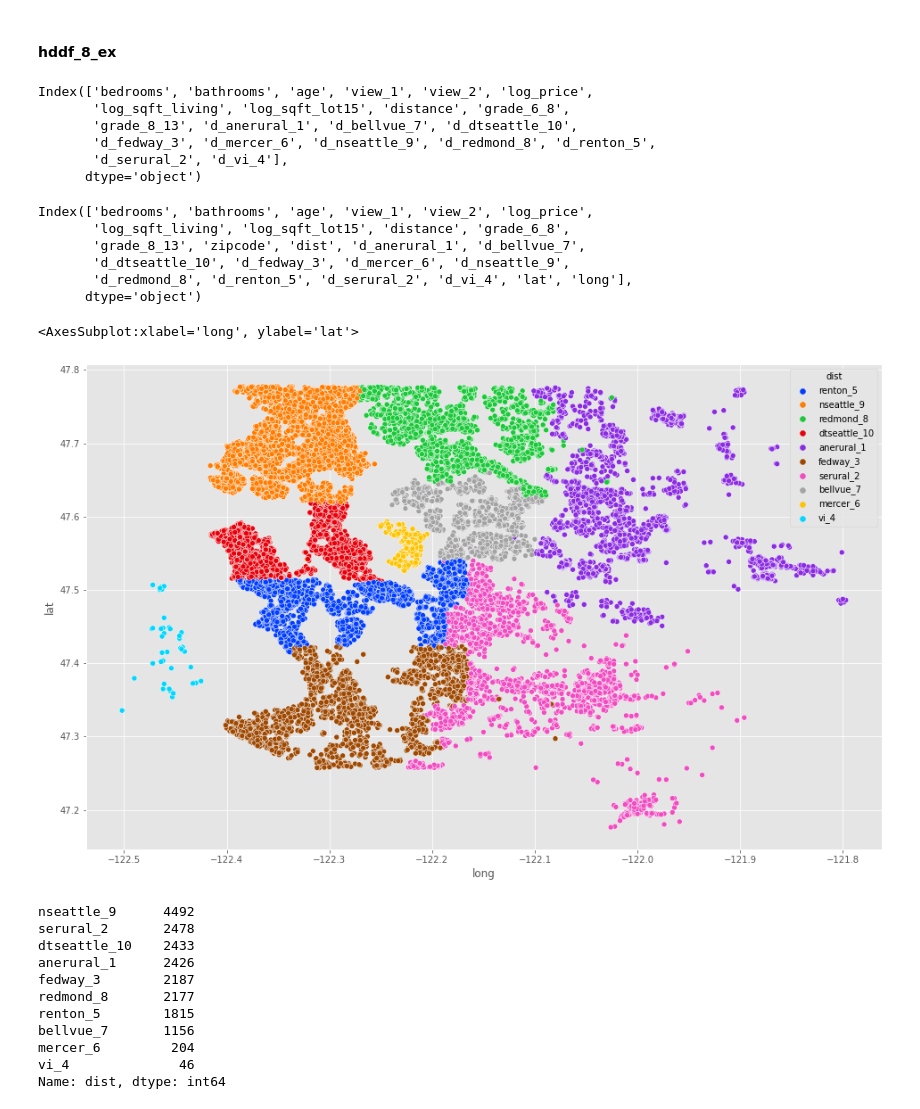
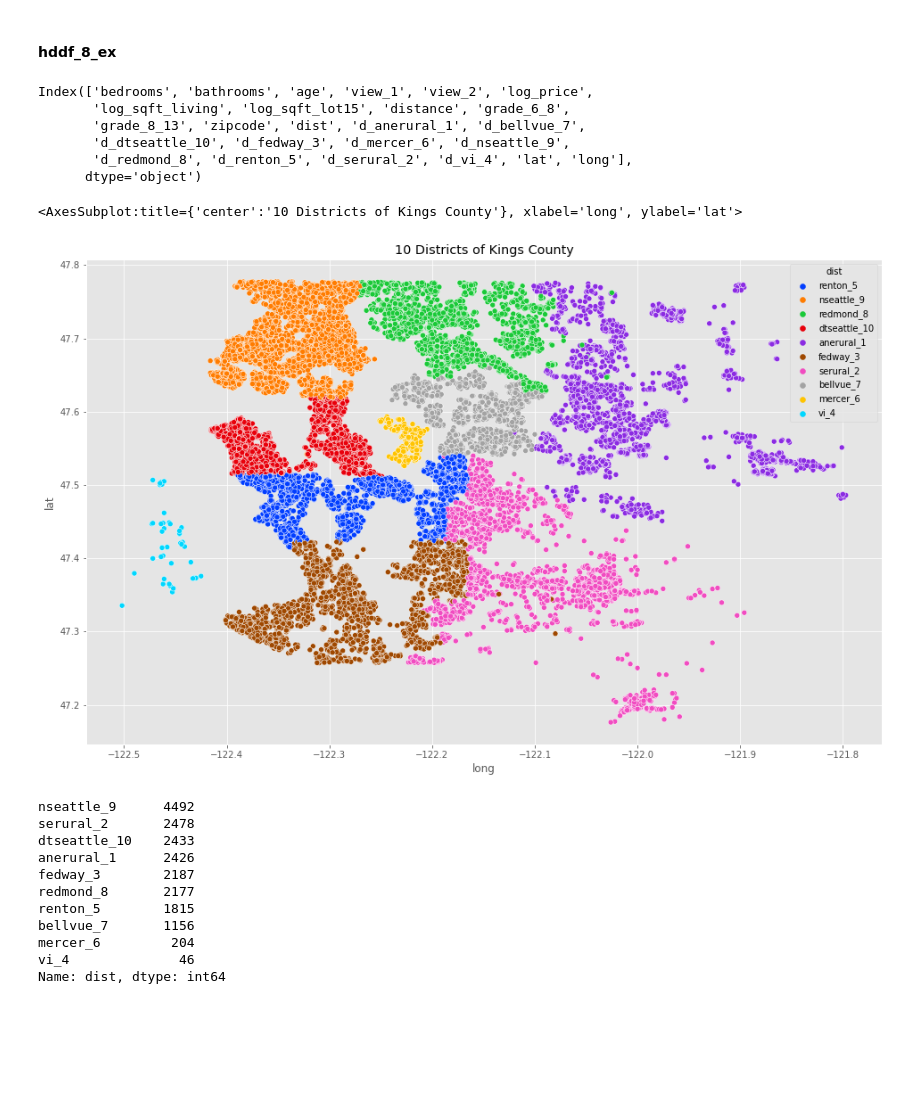
Before and after one commit to SunTzuLombardi/HomeRegression, a Jupyter notebook: HomeRegression.ipynb, the cells around one changed output. Cells and saved outputs as stored; diff of their text form; code cells hidden in the pictures; blank space fills up the shorter version.

```diff
--- a/HomeRegression.ipynb
+++ b/HomeRegression.ipynb
@@ -974,6 +979,8 @@ view_dummies.shape
 #### hddf_no_out_dum
 # %%
 hddf_no_out_dum = pd.concat([hddf_no_out,condition_dummies, grade_dummies, view_dummies], axis =1 )
+# %%
+hddf_no_out_dum.rename(columns={"view_1.0": "view_1", "view_2.0": "view_2"}, inplace=True)
 # %%
 hddf_no_out_dum.head()
 # %% [output]
@@ -1006,10 +1013,3 @@ dtypes: float64(9), int64(11), uint8(13)
 memory usage: 3.4 MB
 # %%
 hddf_no_out_dum.drop(columns=['id', 'condition', 'view', 'grade', 'sqft_basement',], inplace = True)
-# %%
-#rename columns
-hddf_no_out_dum.columns = ['price', 'bedrooms', 'bathrooms', 'sqft_living', 'sqft_lot', 'floors',
-       'age', 'waterfront', 'yrsince_reno', 'sqft_above', 'zipcode', 'lat',
-       'long', 'sqft_living15', 'sqft_lot15', 'cond_2','cond_3', 'cond_4', 'cond_5','grade_5',
-       'grade_6', 'grade_7', 'grade_8', 'grade_9', 'grade_10', 'grade_11',
-       'view_1', 'view_2']
@@ -1271,7 +1285,13 @@ hddf_log = hddf_no_out_dum.drop(columns = ['price',
                                            'sqft_living15',
                                            'sqft_lot15',
                                            'sqft_above',
-                                           'grade_5'], axis = 1)
+                                           'grade_5',
+                                          ], axis = 1)
+# %%
+hddf_log = hddf_log.drop(columns = ['price_per_bedroom',
+                                           'price_per_sqft',
+
+                                          ], axis = 1)
 # %%
 outcome = 'log_price'
 predictors = hddf_log.drop(columns = ['log_price'], axis = 1)
@@ -2122,13 +1978,6 @@ Index(['bedrooms', 'bathrooms', 'age', 'view_1', 'view_2', 'log_price',
 hddf_8_ex = hddf_8_dist
 # %%
 hddf_8_ex.columns
-# %% [output]
-Index(['bedrooms', 'bathrooms', 'age', 'view_1', 'view_2', 'log_price',
-       'log_sqft_living', 'log_sqft_lot15', 'distance', 'grade_6_8',
-       'grade_8_13', 'd_anerural_1', 'd_bellvue_7', 'd_dtseattle_10',
-       'd_fedway_3', 'd_mercer_6', 'd_nseattle_9', 'd_redmond_8', 'd_renton_5',
-       'd_serural_2', 'd_vi_4'],
-      dtype='object')
 # %%
 hddf_8_ex = hddf_8.drop(columns = ['zip_98004', 'zip_98005', 'zip_98006', 'zip_98007',
        'zip_98008', 'zip_98010', 'zip_98011', 'zip_98014', 'zip_98019',
@@ -2157,11 +2006,12 @@ Index(['bedrooms', 'bathrooms', 'age', 'view_1', 'view_2', 'log_price',
        'd_redmond_8', 'd_renton_5', 'd_serural_2', 'd_vi_4', 'lat', 'long'],
       dtype='object')
 # %%
-plt.figure(figsize=(16,10))
-sns.scatterplot(x='long', y='lat', data=hddf_8_ex, hue='dist', palette='bright')
+fig, ax = plt.subplots(figsize=(16, 10))
+ax.set_title('10 Districts of Kings County')
+sns.scatterplot(x='long', y='lat', data=hddf_8_ex, hue='dist', palette='bright', ax =ax)
 # %% [output]
-<AxesSubplot:xlabel='long', ylabel='lat'>
+<AxesSubplot:title={'center':'10 Districts of Kings County'}, xlabel='long', ylabel='lat'>
-[figure, old version]
+[figure, new version]
 # %%
 hddf_8_ex['dist'].value_counts()
 # %% [output]
```
Also changed, not shown: parts of 56 cells of this notebook.
